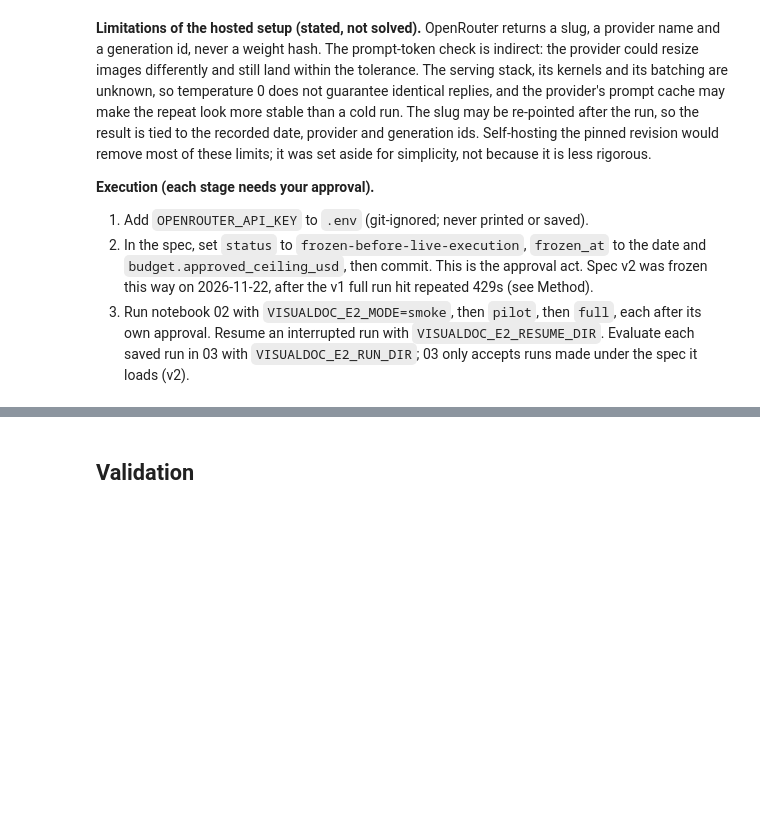
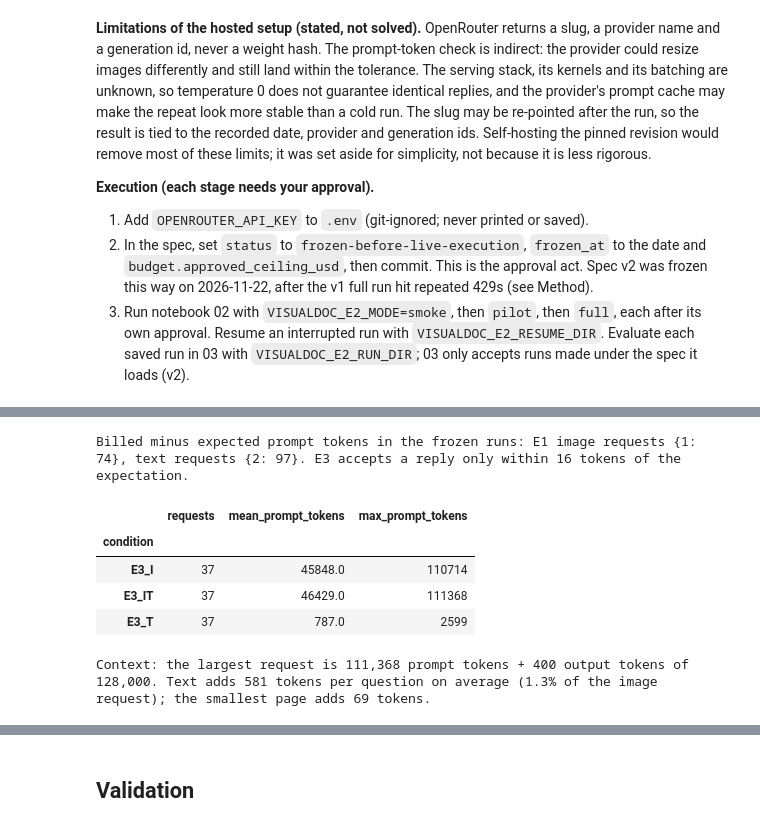
Before and after one commit to ROUSenghak/Multimodal-Document-Intelligence, a Jupyter notebook: notebooks/02_question_answering.ipynb, the cells around one changed output, grey strips where cells are left out. Saved outputs shown, nothing was run; the diff lists cells and outputs as text; code cells hidden in the pictures; blank space fills up the shorter version.

```diff
--- a/notebooks/02_question_answering.ipynb
+++ b/notebooks/02_question_answering.ipynb
@@ -2901,0 +3239,59 @@ Planned calls: smoke 2, pilot 18, full 113. Spec status: 'frozen-before-live-exe
+# %%
+# Expected prompt tokens, computed from the request itself: every text (system prompt, string message or text part) through
+# o200k_base, the 9-token chat overhead of section 5, and the image tile formula on the decoded PNG sizes.
+E3_TOLERANCE = E3_SPEC["token_accounting"]["tolerance_tokens"]
+
+
+def expected_prompt_tokens(request):
+    system, user = request["messages"]
+    texts = [system["content"]] + ([user["content"]] if isinstance(user["content"], str) else
+                                   [part["text"] for part in user["content"] if part["type"] == "text"])
+    images = inspect_request_images(request) if not isinstance(user["content"], str) else []
+    return (sum(len(ENCODING.encode(text)) for text in texts) + MESSAGE_OVERHEAD_TOKENS
+            + sum(SETTINGS["image_base_tokens"] + SETTINGS["image_tile_tokens"] * tiles_for(i["width_px"], i["height_px"], "downscale_only") for i in images))
+
+
+# Evidence that the rule is exact, from every reply OpenAI billed in the frozen runs (not mocks):
+# 74 E1 main requests (content parts with images) and 97 text requests (one string with OCR and native text).
+e1_offsets = Counter(frozen_e1_main[(qid, c)]["prompt_tokens"] - expected_prompt_tokens(build_e1_request(e1_by_qid.loc[qid], E1_CONDITIONS[c]["manifest"]))
+                     for qid in E3_QIDS for c in E1_CONDITIONS)
+text_offsets = Counter(r["prompt_tokens"] - expected_prompt_tokens(build_condition_request("text", pages_by_qid.loc[r["qid"], "question"],
+                                                                                          pages_by_qid.loc[r["qid"], "doc_id"], r["supplied_pages"]))
+                       for name in "AC" for r in frozen_records[name])
+assert e1_offsets == Counter({1: 74}) and text_offsets == Counter({2: 97}), (e1_offsets, text_offsets)
+print(f"Billed minus expected prompt tokens in the frozen runs: E1 image requests {dict(e1_offsets)}, text requests {dict(text_offsets)}. "
+      f"E3 accepts a reply only within {E3_TOLERANCE} tokens of the expectation.")
+
+for entry in e3_requests.values():
+    entry["expected_prompt_tokens"] = expected_prompt_tokens(entry["request"])
+    entry["fits_context"] = entry["expected_prompt_tokens"] + E3_PARAMETERS["max_completion_tokens"] <= E3_MODEL["context_window_tokens"]
+assert all(entry["fits_context"] for entry in e3_requests.values()), "a request does not fit the context"
+# The I request costs exactly what frozen E1_768 estimated, up to the prompt and header wording.
+for qid in E3_QIDS:
+    wording = (len(ENCODING.encode(E3_SYSTEM_PROMPT)) - len(ENCODING.encode(IMAGE_SYSTEM_PROMPT))
+               + len(ENCODING.encode(e3_header(e1_by_qid.loc[qid, "question"]))) - len(ENCODING.encode(image_header(e1_by_qid.loc[qid, "question"]))))
+    assert e3_requests[(qid, "E3_I")]["expected_prompt_tokens"] == frozen_e1_768[qid]["estimated_prompt_tokens"] + wording
+# The tolerance is smaller than the text of any single page, so a page lost or cut short would be detected.
+smallest_page = min(len(ENCODING.encode(e3_text_part(p, e3_page_text(d, p))["text"])) for d, p in zip(e3_evidence["doc_id"], e3_evidence["page"]))
+assert smallest_page > 2 * E3_TOLERANCE, smallest_page
+
+e3_request_plan = pd.DataFrame([{
+    "qid": e["qid"], "condition": e["condition"], "doc_id": e["doc_id"], "supplied_pages": json.dumps(e["supplied_pages"]),
+    "fingerprint": e["fingerprint"], "expected_prompt_tokens": e["expected_prompt_tokens"],
+    "image_sha256": json.dumps(e["image_sha256"]), "image_dimensions": json.dumps(e["image_dimensions"]), "text_sha256": json.dumps(e["text_sha256"]),
+} for e in e3_requests.values()])
+e3_request_plan.to_csv(E3_PROCESSED_DIR / "request_plan.csv", index=False)
+tokens = e3_request_plan.pivot(index="qid", columns="condition", values="expected_prompt_tokens")
+display(e3_request_plan.groupby("condition").agg(requests=("qid", "size"), mean_prompt_tokens=("expected_prompt_tokens", "mean"),
+                                                 max_prompt_tokens=("expected_prompt_tokens", "max")).round(0))
+print(f"Context: the largest request is {tokens.max().max():,} prompt tokens + 400 output tokens of {E3_MODEL['context_window_tokens']:,}. "
+      f"Text adds {(tokens['E3_IT'] - tokens['E3_I']).mean():.0f} tokens per question on average "
+      f"({(tokens['E3_IT'] / tokens['E3_I']).mean() - 1:.1%} of the image request); the smallest page adds {smallest_page} tokens.")
+# %% [output]
+Billed minus expected prompt tokens in the frozen runs: E1 image requests {1: 74}, text requests {2: 97}. E3 accepts a reply only within 16 tokens of the expectation.
+|  | requests | mean_prompt_tokens | max_prompt_tokens |
+| condition |  |  |  |
+| E3_I | 37 | 45848.0 | 110714 |
+| E3_IT | 37 | 46429.0 | 111368 |
+| E3_T | 37 | 787.0 | 2599 |
+Context: the largest request is 111,368 prompt tokens + 400 output tokens of 128,000. Text adds 581 tokens per question on average (1.3% of the image request); the smallest page adds 69 tokens.
```
Also changed, not shown: parts of 11 cells of this notebook, 4 other files.
